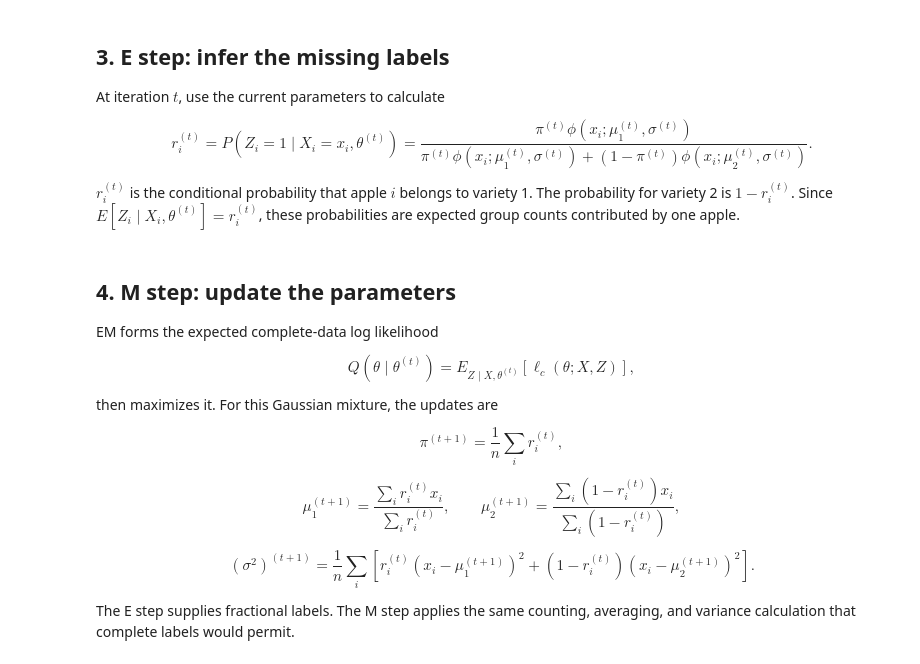
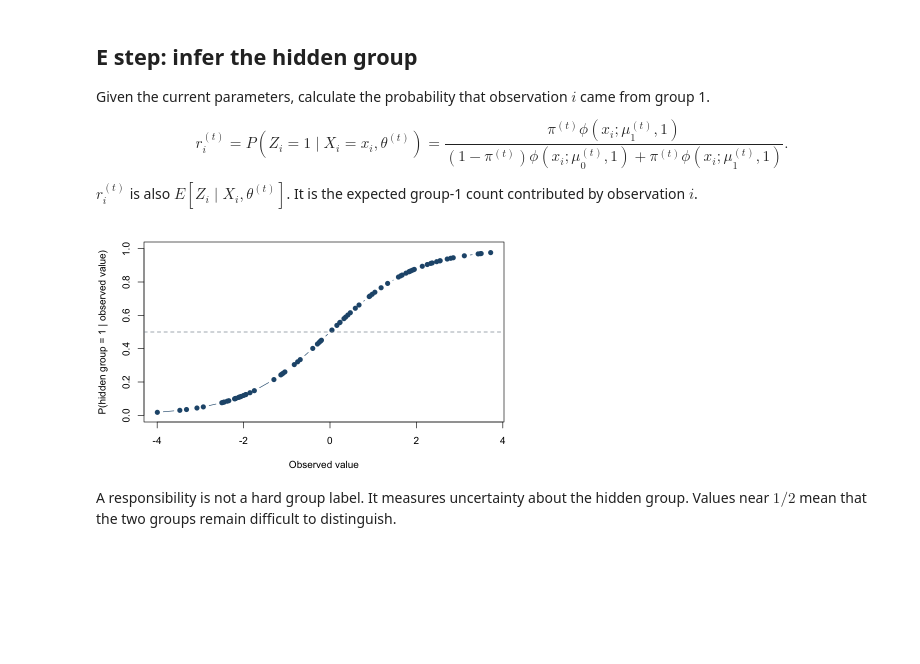
Before and after one commit to StatFunGen/P8149_2026_vignettes, a Jupyter notebook: P8149_Lecture_2_EM_Basics.ipynb, the cells around one changed output. Saved outputs shown, nothing was run; the diff lists cells and outputs as text; code cells hidden in the pictures; blank space fills up the shorter version.

```diff
--- a/P8149_Lecture_2_EM_Basics.ipynb
+++ b/P8149_Lecture_2_EM_Basics.ipynb
@@ -82,0 +26,14 @@ $$
+# %%
+set.seed(8149)
+
+n_sample <- 80L
+hidden_group <- sample(rep(c(0, 1), each = n_sample / 2))
+true_mean <- c(-1.5, 1.5)
+observed <- rnorm(
+  n_sample, mean = true_mean[hidden_group + 1], sd = 1
+)
+
+data.frame(
+  observed = round(observed[1:8], 2),
+  hidden_group = hidden_group[1:8]
+)
@@ -83,42 +52,14 @@ $$
 # %% [markdown]
-## 3. E step: infer the missing labels
+## E step: infer the hidden group
 
-At iteration $t$, use the current parameters to calculate
+Given the current parameters, calculate the probability that observation $i$ came from group 1.
 
 $$
 r_i^{(t)}
 =P(Z_i=1\mid X_i=x_i,\theta^{(t)})
-=\frac{\pi^{(t)}\phi(x_i;\mu_1^{(t)},\sigma^{(t)})}
-{\pi^{(t)}\phi(x_i;\mu_1^{(t)},\sigma^{(t)})
-+(1-\pi^{(t)})\phi(x_i;\mu_2^{(t)},\sigma^{(t)})}.
+=\frac{\pi^{(t)}\phi(x_i;\mu_1^{(t)},1)}
+{(1-\pi^{(t)})\phi(x_i;\mu_0^{(t)},1)
++\pi^{(t)}\phi(x_i;\mu_1^{(t)},1)}.
 $$
 
-$r_i^{(t)}$ is the conditional probability that apple $i$ belongs to variety 1. The probability for variety 2 is $1-r_i^{(t)}$. Since $E[Z_i\mid X_i,\theta^{(t)}]=r_i^{(t)}$, these probabilities are expected group counts contributed by one apple.
+$r_i^{(t)}$ is also $E[Z_i\mid X_i,\theta^{(t)}]$. It is the expected group-1 count contributed by observation $i$.
-# %% [markdown]
-## 4. M step: update the parameters
-
-EM forms the expected complete-data log likelihood
-
-$$
-Q(\theta\mid\theta^{(t)})
-=E_{Z\mid X,\theta^{(t)}}\left[\ell_c(\theta;X,Z)\right],
-$$
-
-then maximizes it. For this Gaussian mixture, the updates are
-
-$$
-\pi^{(t+1)}=\frac{1}{n}\sum_i r_i^{(t)},
-$$
-
-$$
-\mu_1^{(t+1)}=\frac{\sum_i r_i^{(t)}x_i}{\sum_i r_i^{(t)}},\qquad
-\mu_2^{(t+1)}=\frac{\sum_i(1-r_i^{(t)})x_i}{\sum_i(1-r_i^{(t)})},
-$$
-
-$$
-(\sigma^2)^{(t+1)}=\frac{1}{n}\sum_i\left[
-r_i^{(t)}(x_i-\mu_1^{(t+1)})^2
-+(1-r_i^{(t)})(x_i-\mu_2^{(t+1)})^2\right].
-$$
-
-The E step supplies fractional labels. The M step applies the same counting, averaging, and variance calculation that complete labels would permit.
@@ -155,0 +66,24 @@ em_update <- function(x, pi, mu, sigma) {
+# %%
+responsibility <- function(observed, pi, mu) {
+  density_0 <- (1 - pi) * dnorm(observed, mean = mu[1], sd = 1)
+  density_1 <- pi * dnorm(observed, mean = mu[2], sd = 1)
+  density_1 / (density_0 + density_1)
+}
+
+start <- list(pi = 0.5, mu = c(-0.5, 0.5))
+r <- responsibility(observed, start$pi, start$mu)
+ordered <- order(observed)
+
+options(repr.plot.width = 7, repr.plot.height = 4)
+par(mar = c(4, 4, 1, 1))
+plot(
+  observed[ordered], r[ordered], type = "b", pch = 19,
+  xlab = "Observed value",
+  ylab = "P(hidden group = 1 | observed value)",
+  ylim = c(0, 1), col = "#24567a"
+)
+abline(h = 0.5, lty = 2, col = "#7a8793")
+# %% [output]
+[figure, added]
+# %% [markdown]
+A responsibility is not a hard group label. It measures uncertainty about the hidden group. Values near $1/2$ mean that the two groups remain difficult to distinguish.
```
Also changed, not shown: parts of 17 cells of this notebook, 1 other file.
